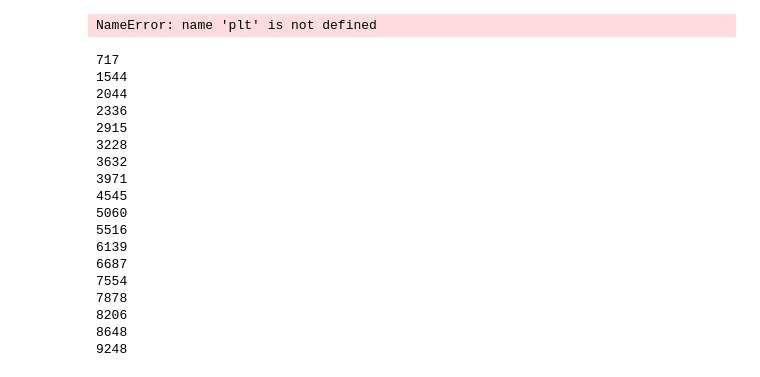
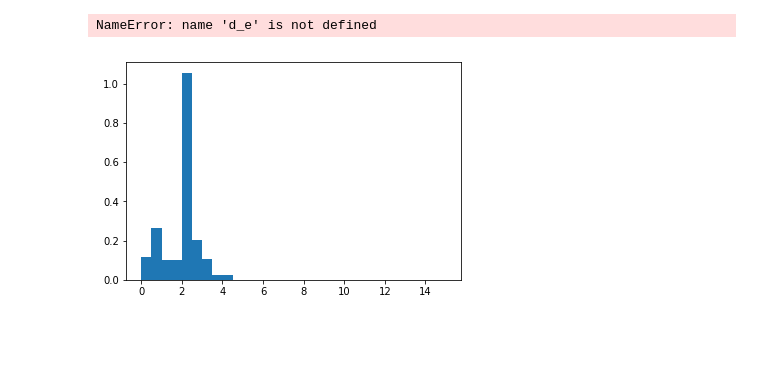
Before and after one commit to zschutzman/redistricting-old, a Jupyter notebook: adjacency_matrix_demo/random_matrix.ipynb, the cells around one changed output. Drawn from its saved outputs; the diff is of its cells as text; code cells hidden in the pictures; blank space fills up the shorter version.

```diff
--- a/adjacency_matrix_demo/random_matrix.ipynb
+++ b/adjacency_matrix_demo/random_matrix.ipynb
@@ -54,15 +79,27 @@ for i in range(500):
 # %%
 plt.hist(h,density=True,bins=30, range=[0,15])
 random.shuffle(d_e)
 
 plt.axvline(min(d_e), color='k', linestyle='dashed', linewidth=1)
 plt.axvline(max(d_e), color='k', linestyle='dashed', linewidth=1)
+
+
+
+random.shuffle(d_e)
+
+plt.axvline(min(d_e), color='k', linestyle='dashed', linewidth=1)
+plt.axvline(max(d_e), color='k', linestyle='dashed', linewidth=1)
 # %% [output]
-NameError: name 'plt' is not defined
+NameError: name 'd_e' is not defined
+[figure, added]
 # %%
 new_vals = []
+maxes = {}
+mins = {}
+means = {}
+medians = {}
 df_cd = gpd.read_file('cd_us.shp')
-state_no='42'
+state_no='all'
 # (somewhat unnecessarily) loop over all rows in the DataFrame
 for ind, row in df_cd.iterrows():
 
@@ -87,25 +124,11 @@ for ind, row in df_cd.iterrows():
         deg = np.diag(adj.sum(axis=0))
         lap = deg - adj
         evals = np.real(scipy.linalg.eigvals(lap)).tolist()
-        new_vals += [x for x in evals if x>0]
+        evals = [x for x in evals if x>0]
+        new_vals += adj.sum(axis=0).tolist()
+        maxes[fcode] = np.max(evals)
+        mins[fcode] = np.min(evals)
+        means[fcode] = np.mean(evals)
+        medians[fcode] = np.median(evals)
-# %% [output]
-717
-1544
-2044
-2336
-2915
-3228
-3632
-3971
-4545
-5060
-5516
-6139
-6687
-7554
-7878
-8206
-8648
-9248
 # %%
 
```
Also changed, not shown: parts of 3 cells of this notebook, 4 other files.
